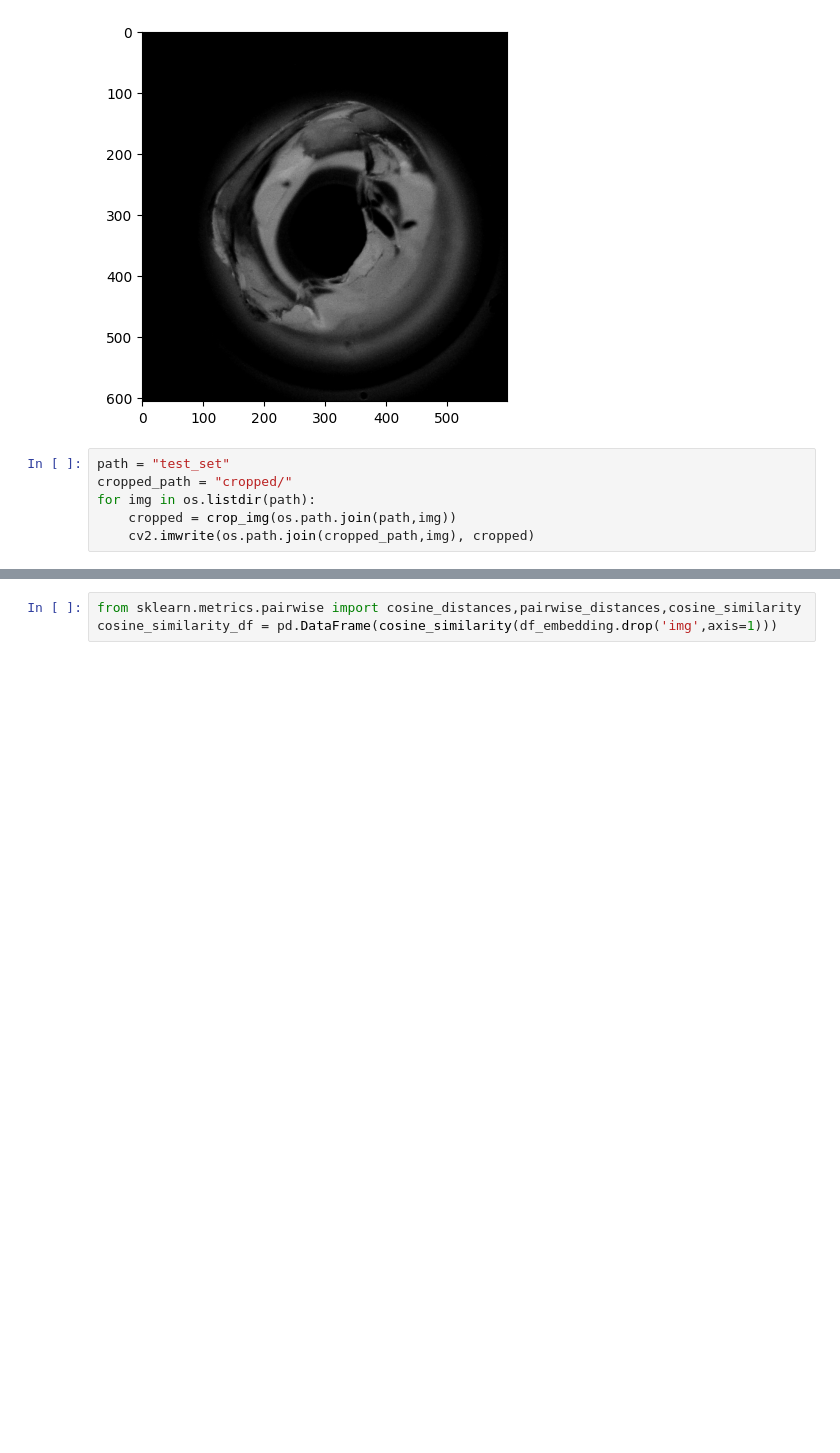
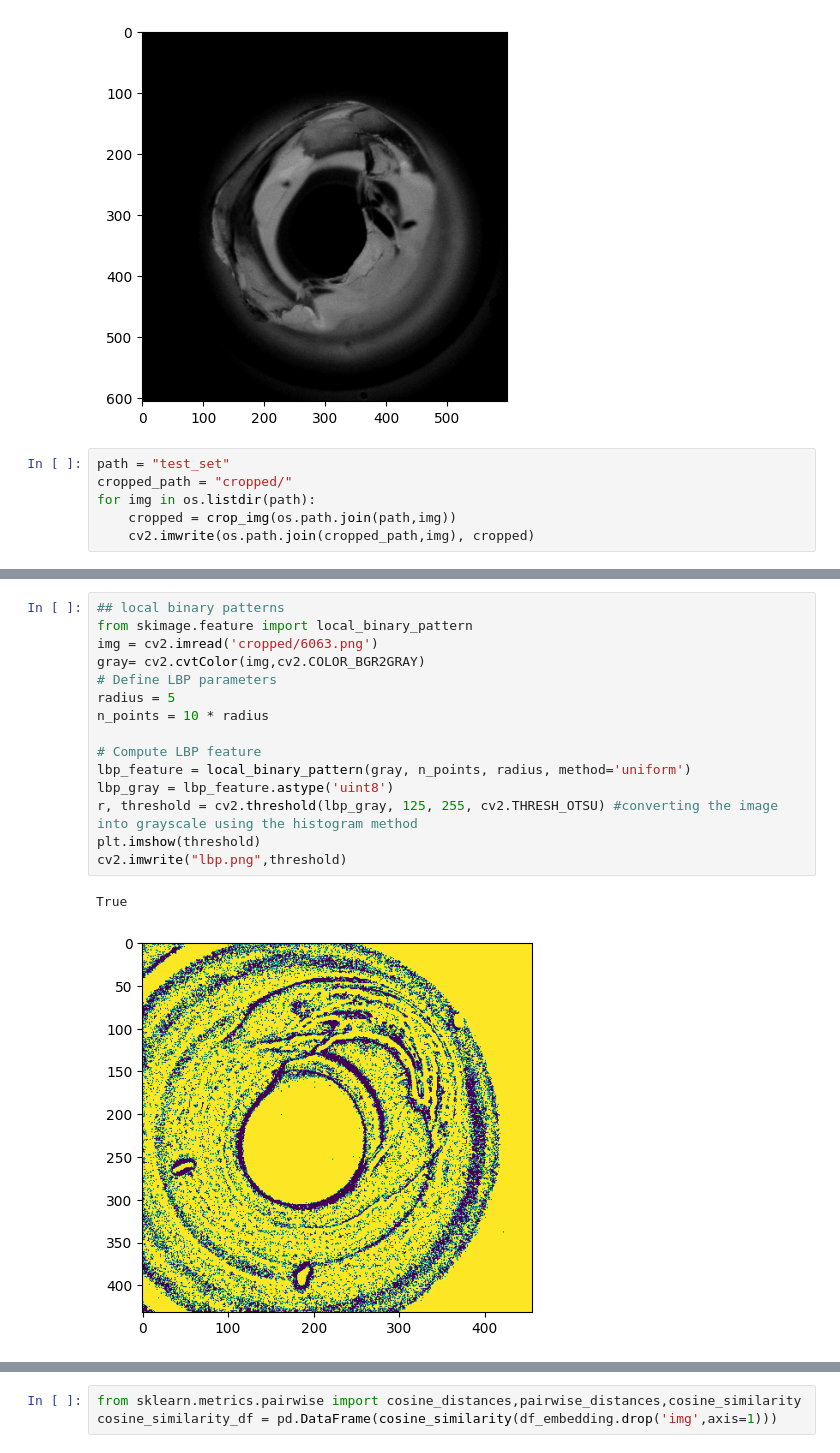
Before and after one commit to jfachrel/Tip-Quality, a Jupyter notebook: TIp_quality.ipynb, the cells around one changed output, grey strips where cells are left out. Saved outputs shown, nothing was run; the diff lists cells and outputs as text; blank space fills up the shorter version.

```diff
--- a/TIp_quality.ipynb
+++ b/TIp_quality.ipynb
@@ -246,0 +264,18 @@ for img in os.listdir(path):
+# %%
+## local binary patterns
+from skimage.feature import local_binary_pattern
+img = cv2.imread('cropped/6063.png')
+gray= cv2.cvtColor(img,cv2.COLOR_BGR2GRAY)
+# Define LBP parameters
+radius = 5
+n_points = 10 * radius
+
+# Compute LBP feature
+lbp_feature = local_binary_pattern(gray, n_points, radius, method='uniform')
+lbp_gray = lbp_feature.astype('uint8')
+r, threshold = cv2.threshold(lbp_gray, 125, 255, cv2.THRESH_OTSU) #converting the image into grayscale using the histogram method
+plt.imshow(threshold)
+cv2.imwrite("lbp.png",threshold)
+# %% [output]
+True
+[figure, added]
```
Also changed, not shown: parts of 15 cells of this notebook.
